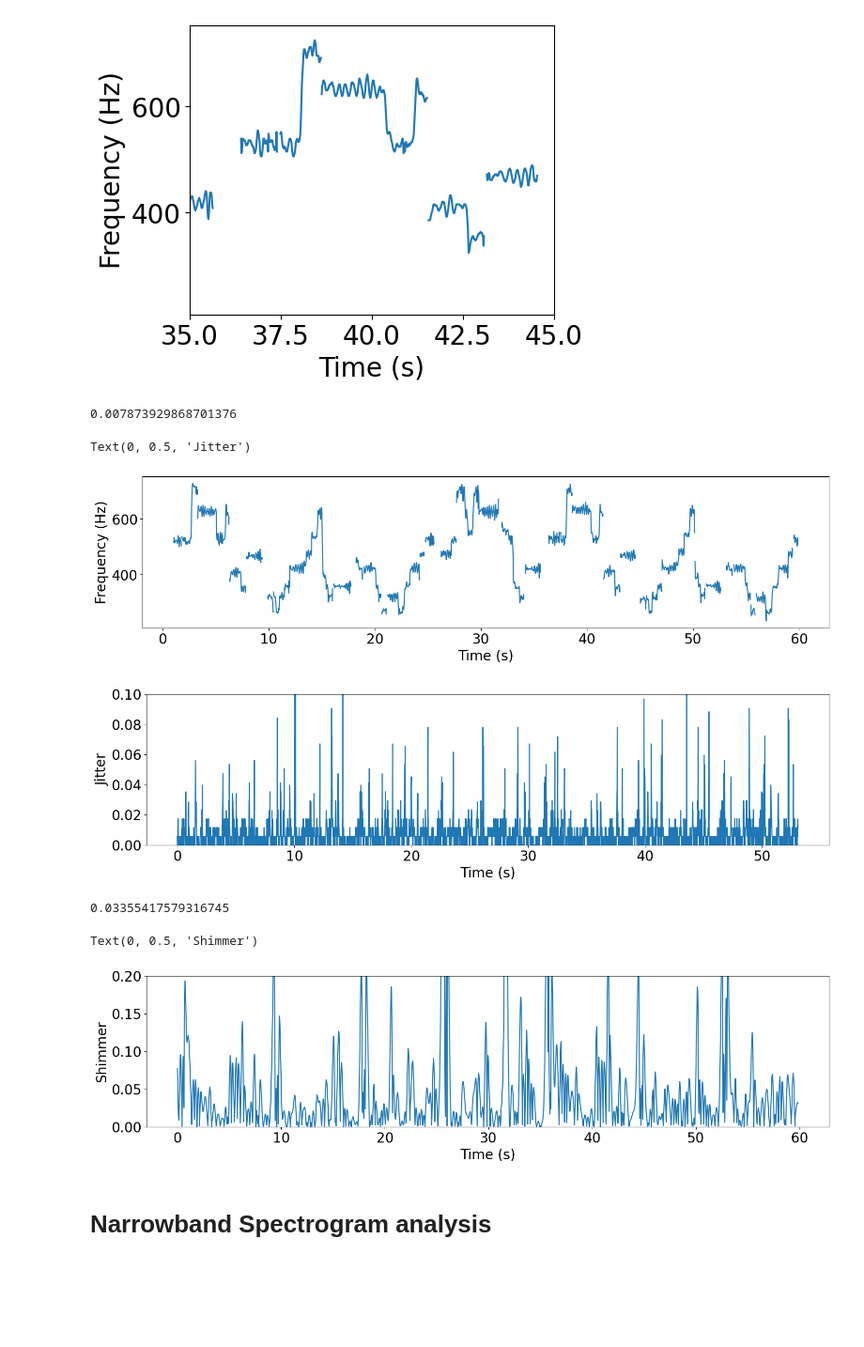
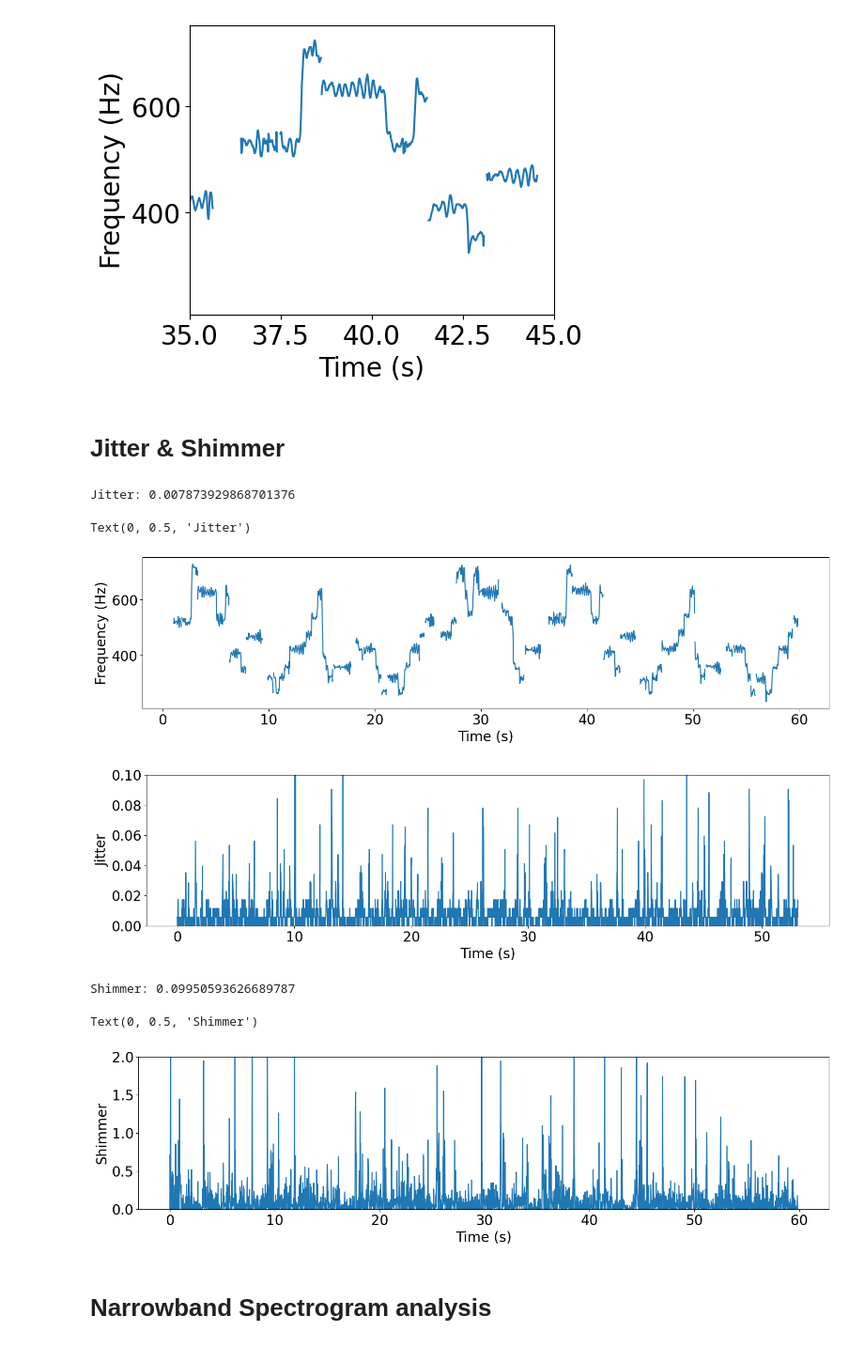
Before and after one commit to Qzping/singing-voice-analysis, a Jupyter notebook: miniproject.ipynb, the cells around one changed output. Shown at 94% size. Drawn from its saved outputs; the diff is of its cells as text; code cells hidden in the pictures; blank space fills up the shorter version.

Commit message:
Remove Low Pass Filter on Shimmer

```diff
--- a/miniproject.ipynb
+++ b/miniproject.ipynb
@@ -4,7 +4,7 @@ import numpy as np
 import librosa.display
 # %%
 fig,ax=plt.subplots(figsize=(20,10))
-y, sr = librosa.load("./嗓音测试数据/唱音/soundfile.wav")
+y, sr = librosa.load("./soundfile.wav")
 plt.xticks(fontsize=20)
 plt.yticks(fontsize=20)
 #设置colorbar的字体大小
@@ -19,7 +19,7 @@ librosa.display.waveshow(y)
 # Envelope Detection
 # %%
 # Load the audio file
-audio_file = "./嗓音测试数据/唱音/soundfile.wav"
+audio_file = "./soundfile.wav"
 audio, sr = librosa.load(audio_file, sr=None)
 
 # Calculate the absolute value of the audio signal
@@ -60,7 +60,7 @@ def apply_lowpass_filter(data, sr, cutoff_freq):
 
 
 # Load the audio file
-audio_file = "./嗓音测试数据/唱音/soundfile.wav"
+audio_file = "./soundfile.wav"
 audio, sr = librosa.load(audio_file, sr=None)
 
 
@@ -118,7 +118,7 @@ def apply_lowpass_filter(data, sr, cutoff_freq):
 
 
 # Load the audio file
-audio_file = "./嗓音测试数据/唱音/soundfile.wav"
+audio_file = "./soundfile.wav"
 audio, sr = librosa.load(audio_file, sr=None)
 
 
@@ -178,6 +178,8 @@ plt.xlim(35,45)
 (35.0, 45.0)
 [figure]
 [figure]
+# %% [markdown]
+# Jitter & Shimmer
 # %%
 newf0, _, _=librosa.pyin(y,fmin=45,fmax=1005,hop_length=256,frame_length=1024)
 fig, ax = plt.subplots(figsize=(18,4))
@@ -210,7 +212,7 @@ numerator = numerator / (len(newf0)-1)
 denominator = denominator / len(newf0)
 # print(numerator)
 # print(denominator)
-print(numerator/denominator)
+print('Jitter:', numerator/denominator)
 
 fig, ax = plt.subplots(figsize=(18,4))
 timec= len(y)/(sr*len(newf0))
@@ -224,36 +226,38 @@ plt.ylim(0,0.1)
 plt.xlabel('Time (s)')
 plt.ylabel('Jitter')
 # %% [output]
-0.007873929868701376
+Jitter: 0.007873929868701376
 Text(0, 0.5, 'Jitter')
 [figure]
 [figure]
 # %%
 shimmer=[]
 ae_source_hop = amplitude_envelope_hop(y, FRAME_SIZE, HOP_LENGTH)
 cutoff_freq = 1200
 denominator = 0
 numerator = 0
-envelope = apply_lowpass_filter(ae_source_hop, sr, cutoff_freq)
+# Remove lowpass filter
+# envelope = apply_lowpass_filter(ae_source_hop, sr, cutoff_freq)
+envelope = ae_source_hop
 for i in range(len(envelope)-1):
     numerator += np.abs(envelope[i+1]-envelope[i])
     denominator += envelope[i+1]
     delta=np.abs(envelope[i+1]-envelope[i])/envelope[i+1]
     shimmer.append(delta)
 numerator = numerator / (len(newf0)-1)
 denominator = denominator / len(newf0)
-print(numerator/denominator)
+print('Shimmer:', numerator/denominator)
 t = librosa.frames_to_time(range(len(shimmer)), hop_length=HOP_LENGTH)
 # t=t[:len(t)-1]
 fig, ax = plt.subplots(figsize=(18,4))
 plt.plot(t,shimmer)
-plt.ylim(0,0.2)
+plt.ylim(0,2)
 plt.xlabel('Time (s)')
 plt.ylabel('Shimmer')
 # %% [output]
-0.03355417579316745
+Shimmer: 0.09950593626689787
 Text(0, 0.5, 'Shimmer')
-[figure, old version]
+[figure, new version]
 # %% [markdown]
 # Narrowband Spectrogram analysis
 # %%
```
Also changed, not shown: parts of 3 cells of this notebook.
